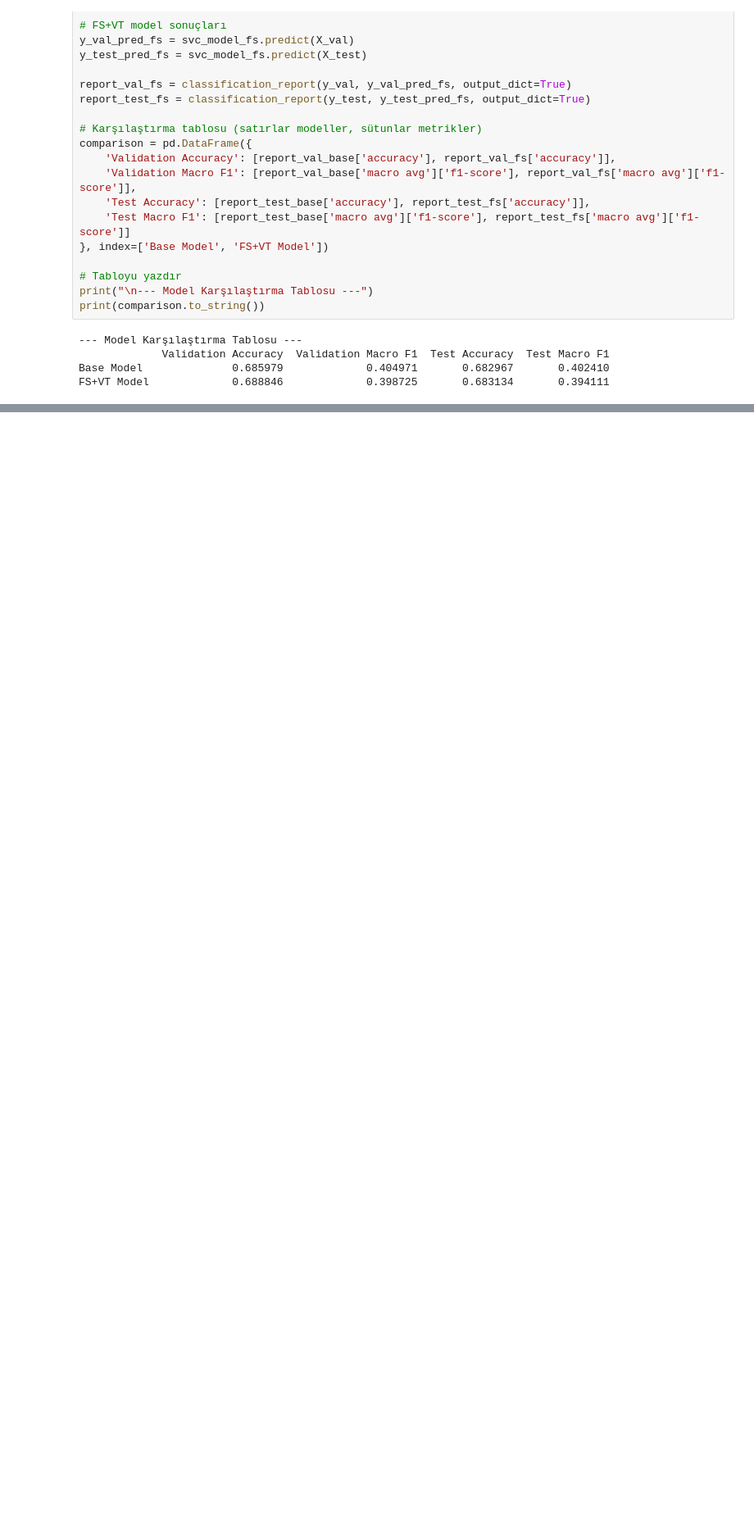
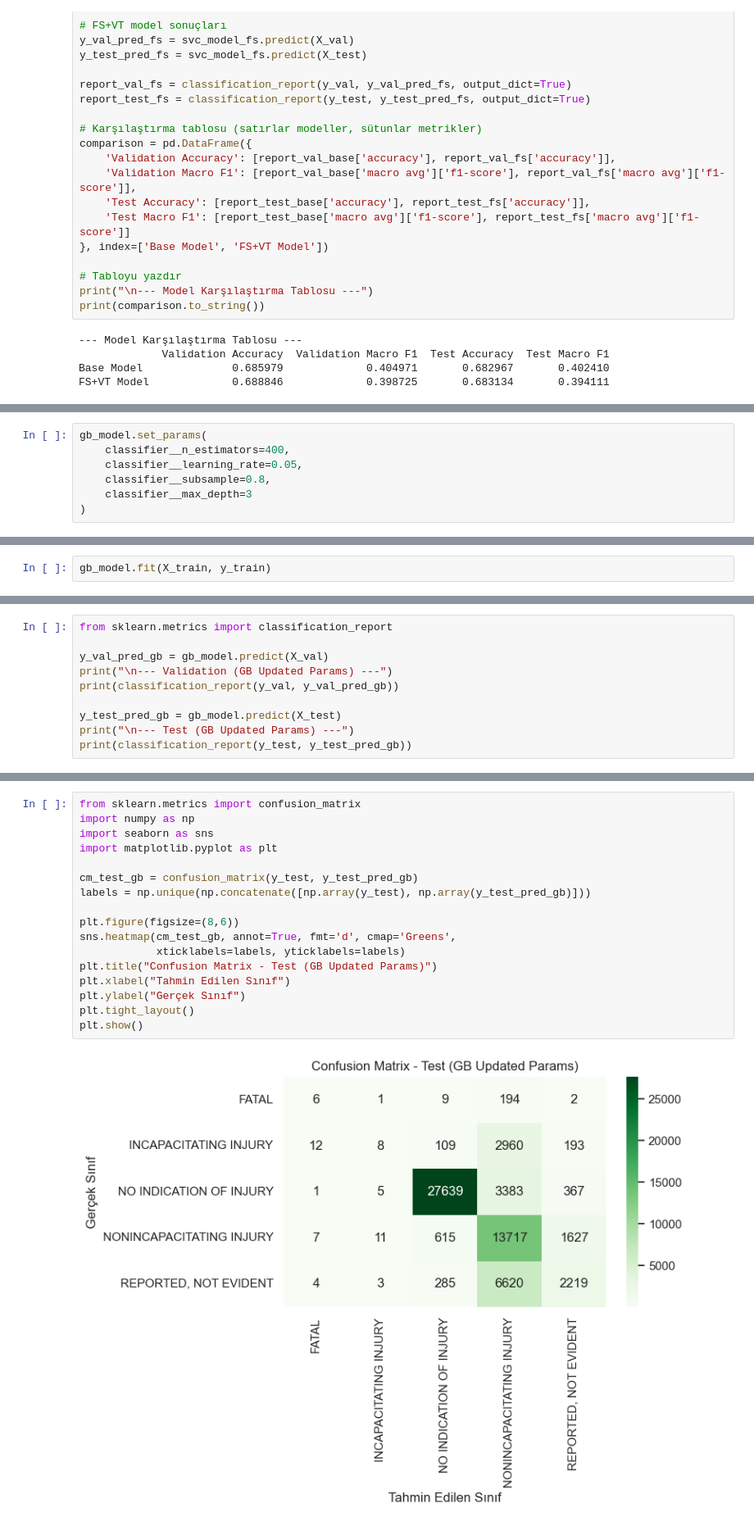
Before and after one commit to DilaraKurtul/yaralanma_siddeti_tahmini, a Jupyter notebook: DilaraKurtul_22040301061_Lumina.ipynb, the cells around one changed output, grey strips where cells are left out. Shown at 82% size. Saved outputs shown, nothing was run; the diff lists cells and outputs as text; blank space fills up the shorter version.

```diff
--- a/DilaraKurtul_22040301061_Lumina.ipynb
+++ b/DilaraKurtul_22040301061_Lumina.ipynb
@@ -714,0 +849,7 @@ FS+VT Model             0.688846             0.398725       0.683134       0.394
+# %%
+gb_model.set_params(
+    classifier__n_estimators=400,
+    classifier__learning_rate=0.05,
+    classifier__subsample=0.8,
+    classifier__max_depth=3
+)
@@ -714,0 +876,2 @@ FS+VT Model             0.688846             0.398725       0.683134       0.394
+# %%
+gb_model.fit(X_train, y_train)
@@ -714,0 +898,10 @@ FS+VT Model             0.688846             0.398725       0.683134       0.394
+# %%
+from sklearn.metrics import classification_report
+
+y_val_pred_gb = gb_model.predict(X_val)
+print("\n--- Validation (GB Updated Params) ---")
+print(classification_report(y_val, y_val_pred_gb))
+
+y_test_pred_gb = gb_model.predict(X_test)
+print("\n--- Test (GB Updated Params) ---")
+print(classification_report(y_test, y_test_pred_gb))
@@ -714,0 +926,19 @@ FS+VT Model             0.688846             0.398725       0.683134       0.394
+# %%
+from sklearn.metrics import confusion_matrix
+import numpy as np
+import seaborn as sns
+import matplotlib.pyplot as plt
+
+cm_test_gb = confusion_matrix(y_test, y_test_pred_gb)
+labels = np.unique(np.concatenate([np.array(y_test), np.array(y_test_pred_gb)]))
+
+plt.figure(figsize=(8,6))
+sns.heatmap(cm_test_gb, annot=True, fmt='d', cmap='Greens',
+            xticklabels=labels, yticklabels=labels)
+plt.title("Confusion Matrix - Test (GB Updated Params)")
+plt.xlabel("Tahmin Edilen Sınıf")
+plt.ylabel("Gerçek Sınıf")
+plt.tight_layout()
+plt.show()
+# %% [output]
+[figure, added]
```
Also changed, not shown: parts of 50 cells of this notebook, 2 other files.
